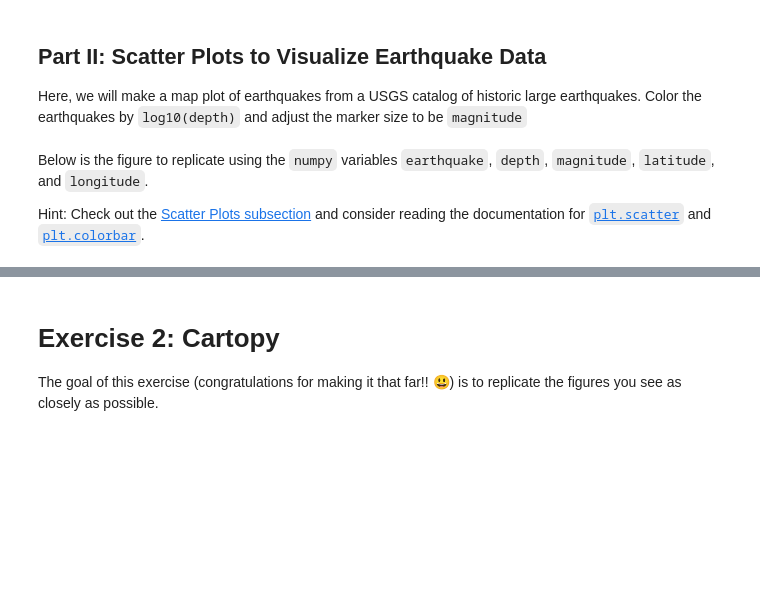
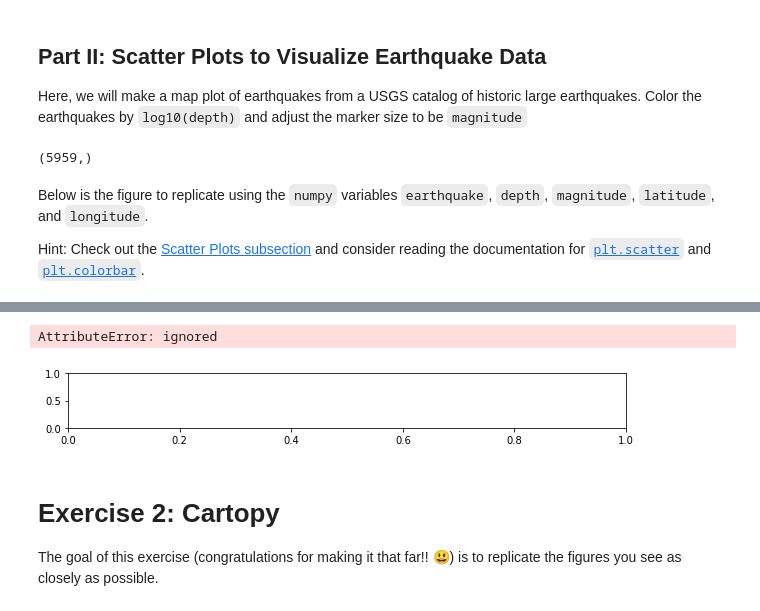
Before and after one commit to Emezina/2022_Intro_Python, a Jupyter notebook: Exercises/W2_S2.ipynb, the cells around one changed output, grey strips where cells are left out. Drawn from its saved outputs; the diff is of its cells as text; code cells hidden in the pictures; blank space fills up the shorter version.

```diff
--- a/Exercises/W2_S2.ipynb
+++ b/Exercises/W2_S2.ipynb
@@ -110,5 +112,9 @@ magnitude = earthquakes[:, 9]
 latitude = earthquakes[:, 20]
 longitude = earthquakes[:, 21]
+# %%
+longitude.shape
+# %% [output]
+(5959,)
 # %% [markdown]
 Below is the figure to replicate using the `numpy` variables `earthquake`, `depth`, `magnitude`, `latitude`, and `longitude`.
 
@@ -123,6 +129,15 @@ def fmt(x, pos):
     a, b = '{:.2e}'.format(x).split('e')
     b = int(b)
     return r'$10^{{{}}}$'.format(a)
+# %%
+fig, x = plt.subplots(nrows=1, ncols=1,figsize=(10,1))
+ctemp=x.plot(longitude,latitude,s=fmt,c=np.depth(None),marker='o',cmap='viridis',vmin=0,vmax=2.5)
+x.set_xlabel('Longitude')
+x.set_ylabel('Latitude')
+plt.grid()
+# %% [output]
+AttributeError: ignored
+[figure, added]
 # %%
 # Replicate the figure here
 ___,___ = _____._________(_, _, figsize=(__,__))
```
Also changed, not shown: parts of 2 cells of this notebook.
